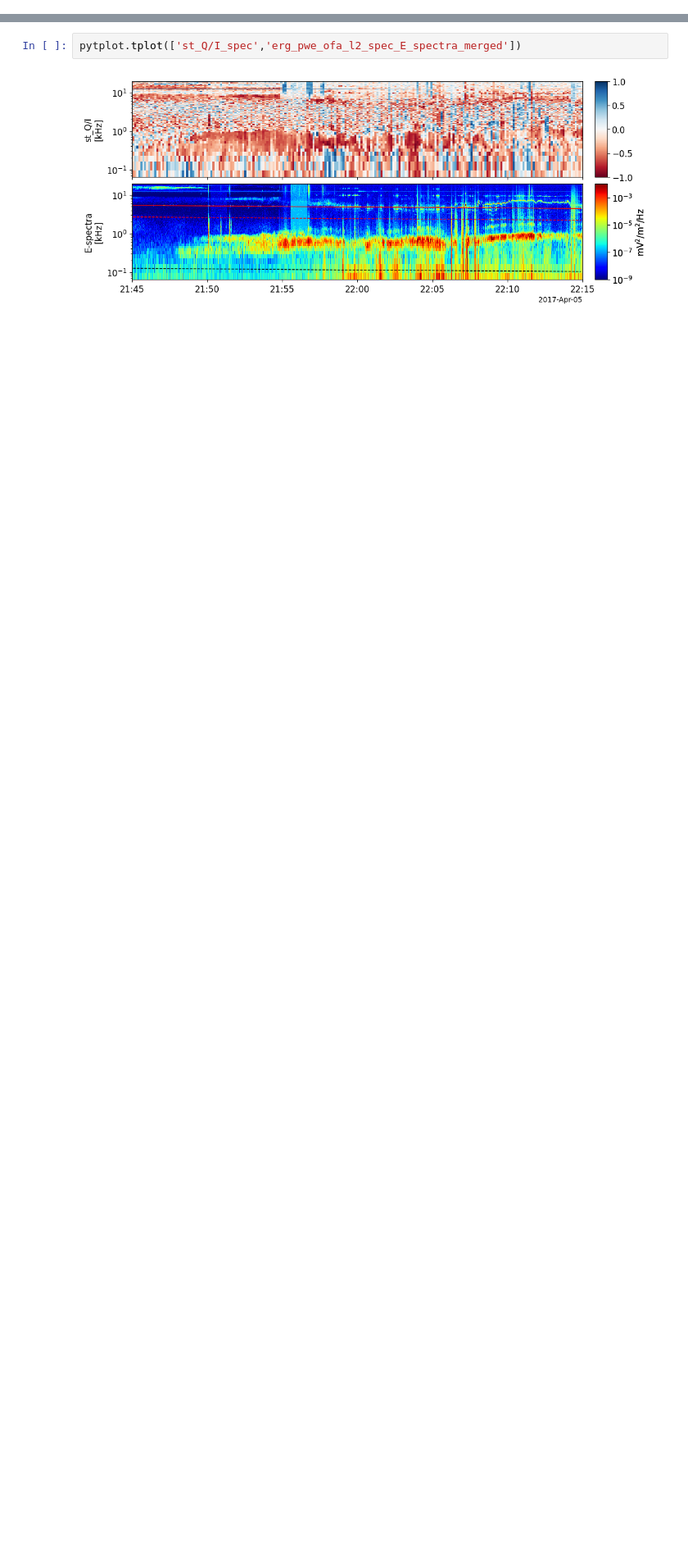
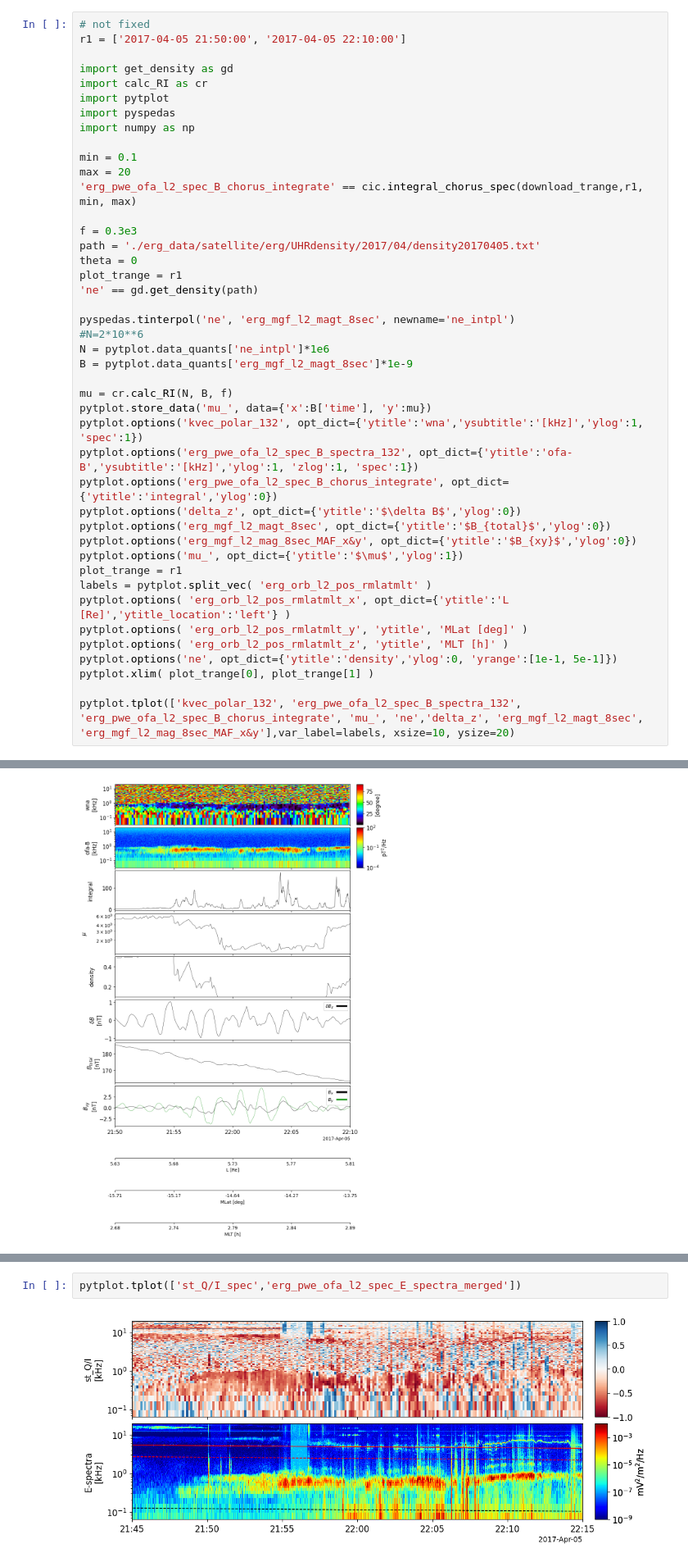
Before and after one commit to JackKTachi/duct_analysis, a Jupyter notebook: basic/ULF_duct_r1.ipynb, the cells around one changed output, grey strips where cells are left out. Shown at 82% size. Saved outputs shown, nothing was run; the diff lists cells and outputs as text; blank space fills up the shorter version.

```diff
--- a/basic/ULF_duct_r1.ipynb
+++ b/basic/ULF_duct_r1.ipynb
@@ -122,0 +139,44 @@ Contact: erg-sc-core at isee.nagoya-u.ac.jp
+# %%
+# not fixed
+r1 = ['2017-04-05 21:50:00', '2017-04-05 22:10:00']
+
+import get_density as gd
+import calc_RI as cr
+import pytplot
+import pyspedas
+import numpy as np
+
+min = 0.1
+max = 20
+'erg_pwe_ofa_l2_spec_B_chorus_integrate' == cic.integral_chorus_spec(download_trange,r1, min, max)
+
+f = 0.3e3
+path = './erg_data/satellite/erg/UHRdensity/2017/04/density20170405.txt'
+theta = 0
+plot_trange = r1
+'ne' == gd.get_density(path)
+
+pyspedas.tinterpol('ne', 'erg_mgf_l2_magt_8sec', newname='ne_intpl')
+#N=2*10**6
+N = pytplot.data_quants['ne_intpl']*1e6
+B = pytplot.data_quants['erg_mgf_l2_magt_8sec']*1e-9
+
+mu = cr.calc_RI(N, B, f)
+pytplot.store_data('mu_', data={'x':B['time'], 'y':mu})
+pytplot.options('kvec_polar_132', opt_dict={'ytitle':'wna','ysubtitle':'[kHz]','ylog':1, 'spec':1})
+pytplot.options('erg_pwe_ofa_l2_spec_B_spectra_132', opt_dict={'ytitle':'ofa-B','ysubtitle':'[kHz]','ylog':1, 'zlog':1, 'spec':1})
+pytplot.options('erg_pwe_ofa_l2_spec_B_chorus_integrate', opt_dict={'ytitle':'integral','ylog':0})
+pytplot.options('delta_z', opt_dict={'ytitle':'$\delta B$','ylog':0})
+pytplot.options('erg_mgf_l2_magt_8sec', opt_dict={'ytitle':'$B_{total}$','ylog':0})
+pytplot.options('erg_mgf_l2_mag_8sec_MAF_x&y', opt_dict={'ytitle':'$B_{xy}$','ylog':0})
+pytplot.options('mu_', opt_dict={'ytitle':'$\mu$','ylog':1})
+plot_trange = r1
+labels = pytplot.split_vec( 'erg_orb_l2_pos_rmlatmlt' )
+pytplot.options( 'erg_orb_l2_pos_rmlatmlt_x', opt_dict={'ytitle':'L [Re]','ytitle_location':'left'} )
+pytplot.options( 'erg_orb_l2_pos_rmlatmlt_y', 'ytitle', 'MLat [deg]' )
+pytplot.options( 'erg_orb_l2_pos_rmlatmlt_z', 'ytitle', 'MLT [h]' )
+pytplot.options('ne', opt_dict={'ytitle':'density','ylog':0, 'yrange':[1e-1, 5e-1]})
+pytplot.xlim( plot_trange[0], plot_trange[1] )
+
+pytplot.tplot(['kvec_polar_132', 'erg_pwe_ofa_l2_spec_B_spectra_132', 'erg_pwe_ofa_l2_spec_B_chorus_integrate', 'mu_', 'ne','delta_z', 'erg_mgf_l2_magt_8sec', 'erg_mgf_l2_mag_8sec_MAF_x&y'],var_label=labels, xsize=10, ysize=20)
+# %% [output]
@@ -123 +199,2 @@ Contact: erg-sc-core at isee.nagoya-u.ac.jp
+[figure, added]
 # %%
```
Also changed, not shown: parts of 6 cells of this notebook, 53 other files.
